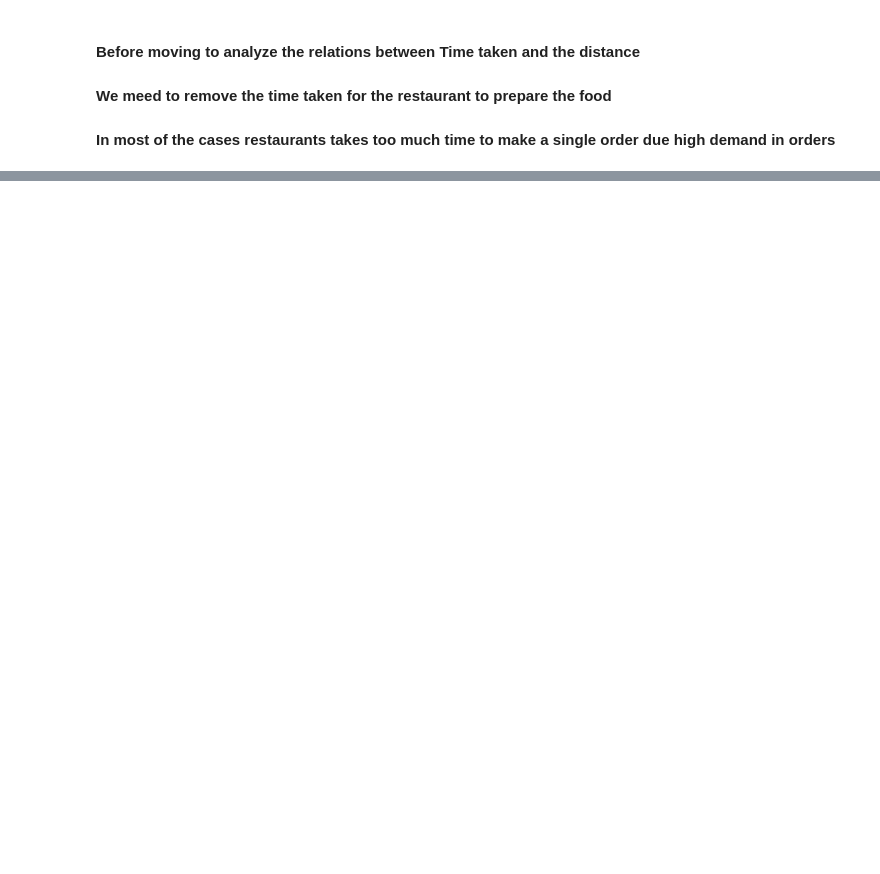
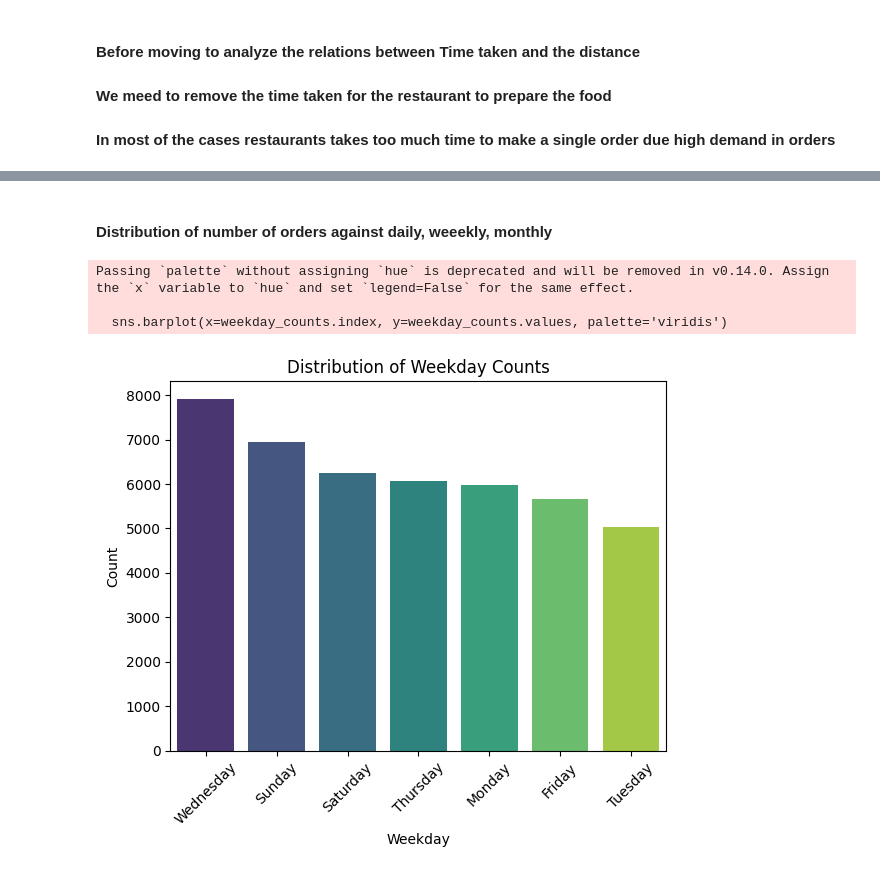
Before and after one commit to hy103/Est_food_delivery_time, a Jupyter notebook: notebooks/data_visualizations.ipynb, the cells around one changed output, grey strips where cells are left out. Saved outputs shown, nothing was run; the diff lists cells and outputs as text; code cells hidden in the pictures; blank space fills up the shorter version.

```diff
--- a/notebooks/data_visualizations.ipynb
+++ b/notebooks/data_visualizations.ipynb
@@ -257,0 +295,33 @@ df["Time_DP_travelled"] = df["Time_taken(min)"] - df["Time_diff_res_picked"]
+# %%
+df['date_column_str'] = df['date_column_ddmmyyy'].astype(str)
+
+# Step 2: Convert the string column to datetime with proper format
+df['date_column'] = pd.to_datetime(df['date_column_str'], format='%d%m%Y')
+
+# Step 3: Extract the day, month, and year
+df['day'] = df['date_column'].dt.day
+df['month'] = df['date_column'].dt.month
+df['year'] = df['date_column'].dt.year
+df['weekday_name'] = df['date_column'].dt.day_name()
+
+# Optional: Get the weekday as an integer (0=Monday, 6=Sunday)
+df['weekday_int'] = df['date_column'].dt.weekday
+# %% [markdown]
+#### Distribution of number of orders against daily, weeekly, monthly
+# %%
+weekday_counts = df['weekday_name'].value_counts()
+
+# Step 5: Plot the distribution using seaborn or matplotlib
+sns.barplot(x=weekday_counts.index, y=weekday_counts.values, palette='viridis')
+plt.title('Distribution of Weekday Counts')
+plt.xlabel('Weekday')
+plt.ylabel('Count')
+
+# Show the plot
+plt.xticks(rotation=45)  # Rotate x labels for better readability
+plt.show()
+# %% [output]
+Passing `palette` without assigning `hue` is deprecated and will be removed in v0.14.0. Assign the `x` variable to `hue` and set `legend=False` for the same effect.
+
+  sns.barplot(x=weekday_counts.index, y=weekday_counts.values, palette='viridis')
+[figure, added]
```
Also changed, not shown: parts of 12 cells of this notebook.
